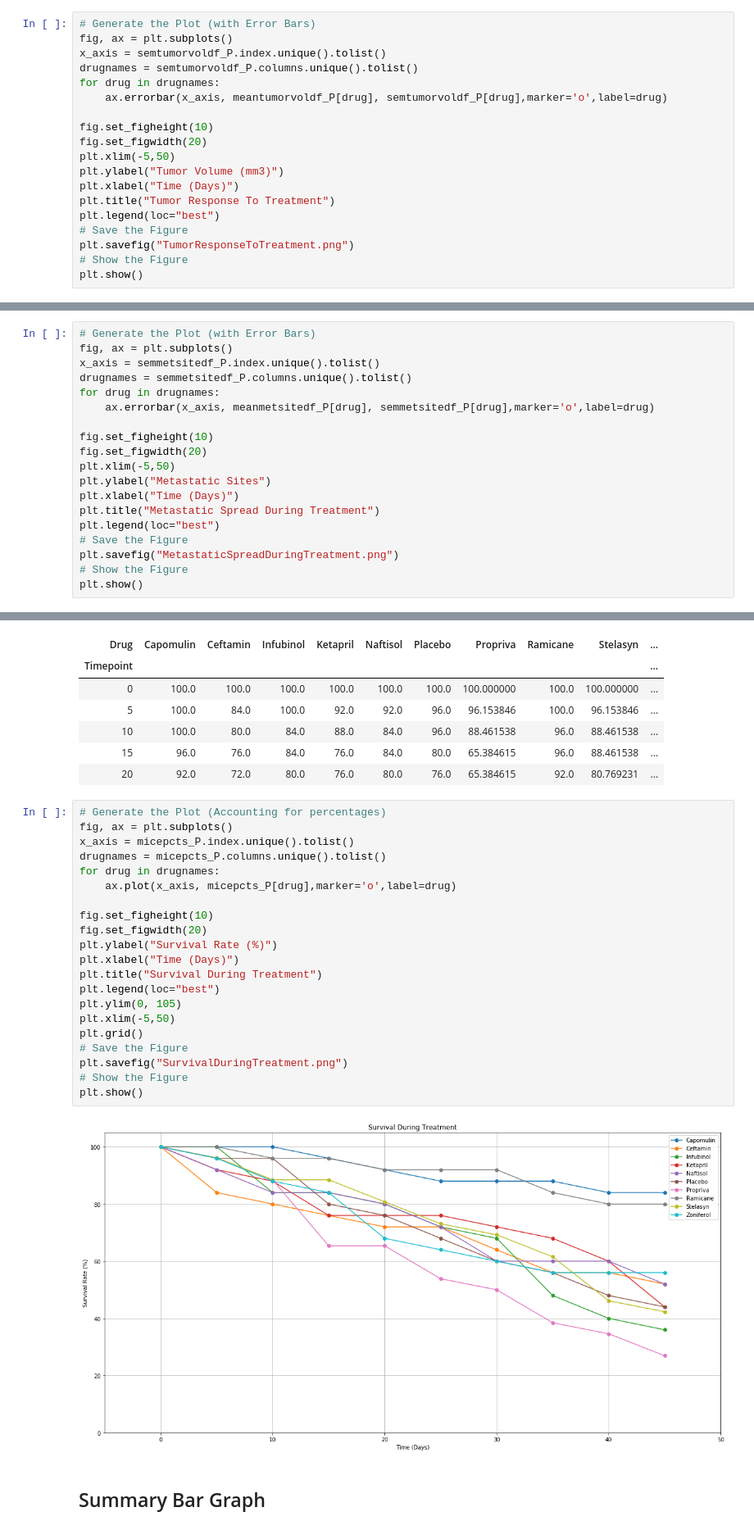
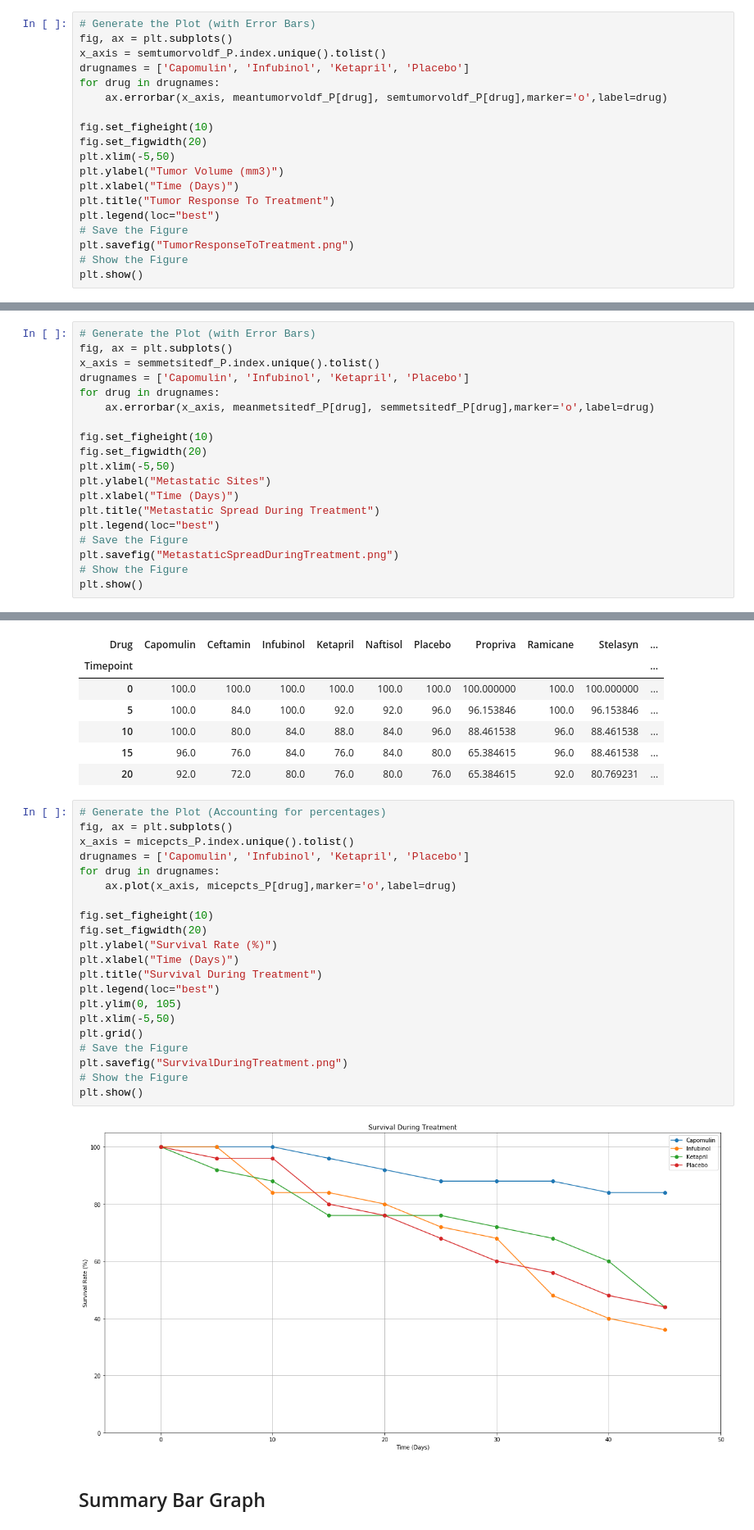
Before and after one commit to kodesiba/matplotlib-challenge, a Jupyter notebook: Pymaceuticals/pymaceuticals.ipynb, the cells around one changed output, grey strips where cells are left out. Shown at 82% size. Drawn from its saved outputs; the diff is of its cells as text.

```diff
--- a/Pymaceuticals/pymaceuticals.ipynb
+++ b/Pymaceuticals/pymaceuticals.ipynb
@@ -81,7 +81,7 @@ semtumorvoldf_P.head()
 # Generate the Plot (with Error Bars)
 fig, ax = plt.subplots()
 x_axis = semtumorvoldf_P.index.unique().tolist()
-drugnames = semtumorvoldf_P.columns.unique().tolist()
+drugnames = ['Capomulin', 'Infubinol', 'Ketapril', 'Placebo']
 for drug in drugnames:
     ax.errorbar(x_axis, meantumorvoldf_P[drug], semtumorvoldf_P[drug],marker='o',label=drug)
 
@@ -150,7 +150,7 @@ semmetsitedf_P.head()
 # Generate the Plot (with Error Bars)
 fig, ax = plt.subplots()
 x_axis = semmetsitedf_P.index.unique().tolist()
-drugnames = semmetsitedf_P.columns.unique().tolist()
+drugnames = ['Capomulin', 'Infubinol', 'Ketapril', 'Placebo']
 for drug in drugnames:
     ax.errorbar(x_axis, meanmetsitedf_P[drug], semmetsitedf_P[drug],marker='o',label=drug)
 
@@ -210,26 +210,26 @@ micepcts_P.head()
 # %%
 # Generate the Plot (Accounting for percentages)
 fig, ax = plt.subplots()
 x_axis = micepcts_P.index.unique().tolist()
-drugnames = micepcts_P.columns.unique().tolist()
+drugnames = ['Capomulin', 'Infubinol', 'Ketapril', 'Placebo']
 for drug in drugnames:
     ax.plot(x_axis, micepcts_P[drug],marker='o',label=drug)
 
 fig.set_figheight(10)
 fig.set_figwidth(20)
 plt.ylabel("Survival Rate (%)")
 plt.xlabel("Time (Days)")
 plt.title("Survival During Treatment")
 plt.legend(loc="best")
 plt.ylim(0, 105)
 plt.xlim(-5,50)
 plt.grid()
 # Save the Figure
 plt.savefig("SurvivalDuringTreatment.png")
 # Show the Figure
 plt.show()
 # %% [output]
-[figure, old version]
+[figure, new version]
 # %% [markdown]
 ## Summary Bar Graph
 # %%
```
Also changed, not shown: parts of 3 cells of this notebook, 4 other files.
